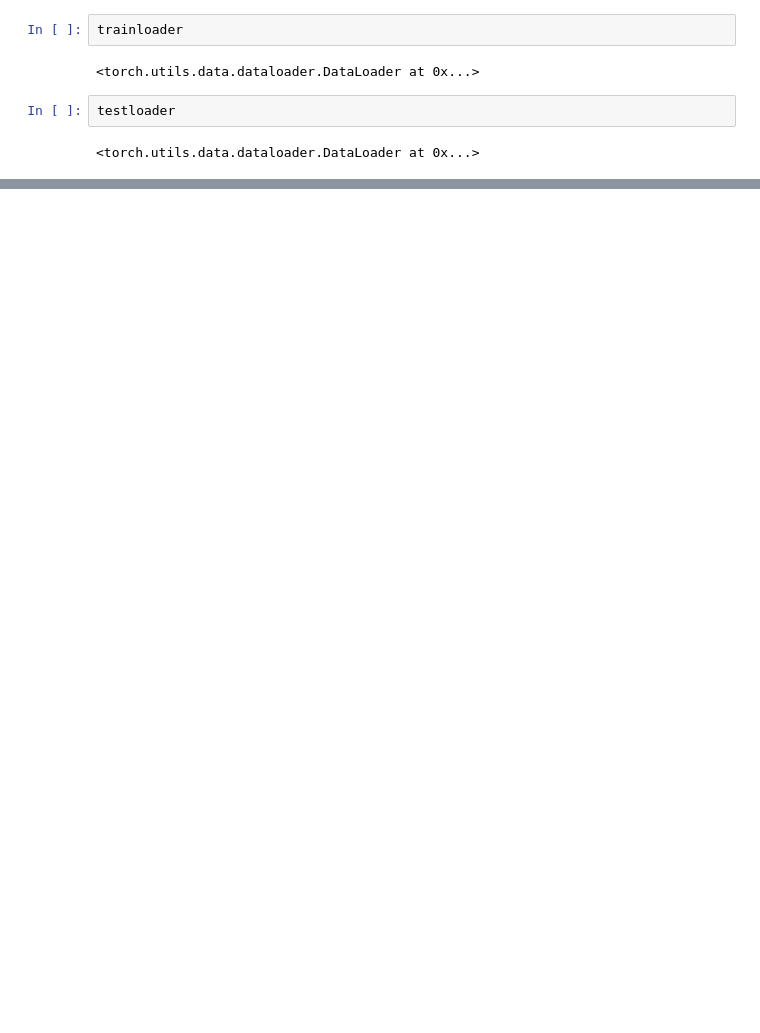
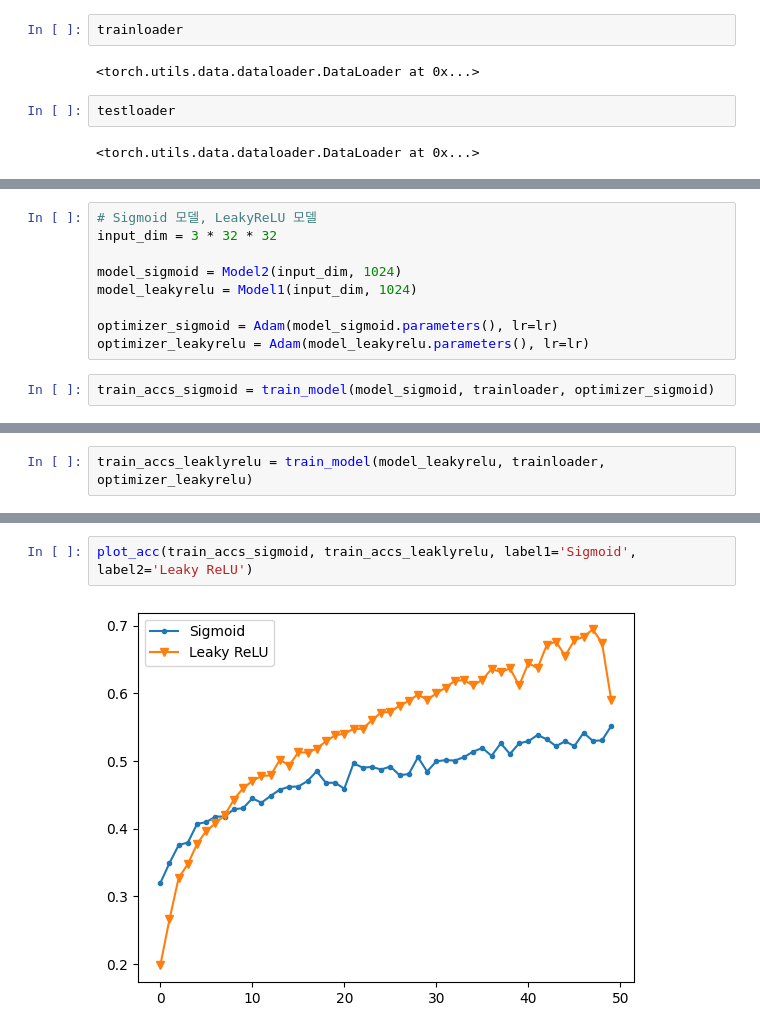
Before and after one commit to hongppa324/hhplus_ai_week1, a Jupyter notebook: week1_assignmentA.ipynb, the cells around one changed output, grey strips where cells are left out. Drawn from its saved outputs; the diff is of its cells as text; blank space fills up the shorter version.

```diff
--- a/week1_assignmentA.ipynb
+++ b/week1_assignmentA.ipynb
@@ -80,0 +253,11 @@ model = Model(28 * 28 * 1, 1024)
+# %%
+# Sigmoid 모델, LeakyReLU 모델
+input_dim = 3 * 32 * 32
+
+model_sigmoid = Model2(input_dim, 1024)
+model_leakyrelu = Model1(input_dim, 1024)
+
+optimizer_sigmoid = Adam(model_sigmoid.parameters(), lr=lr)
+optimizer_leakyrelu = Adam(model_leakyrelu.parameters(), lr=lr)
+# %%
+train_accs_sigmoid = train_model(model_sigmoid, trainloader, optimizer_sigmoid)
@@ -80,0 +282,2 @@ model = Model(28 * 28 * 1, 1024)
+# %%
+train_accs_leaklyrelu = train_model(model_leakyrelu, trainloader, optimizer_leakyrelu)
@@ -80,0 +302,4 @@ model = Model(28 * 28 * 1, 1024)
+# %%
+plot_acc(train_accs_sigmoid, train_accs_leaklyrelu, label1='Sigmoid', label2='Leaky ReLU')
+# %% [output]
+[figure, added]
```
Also changed, not shown: parts of 21 cells of this notebook.
